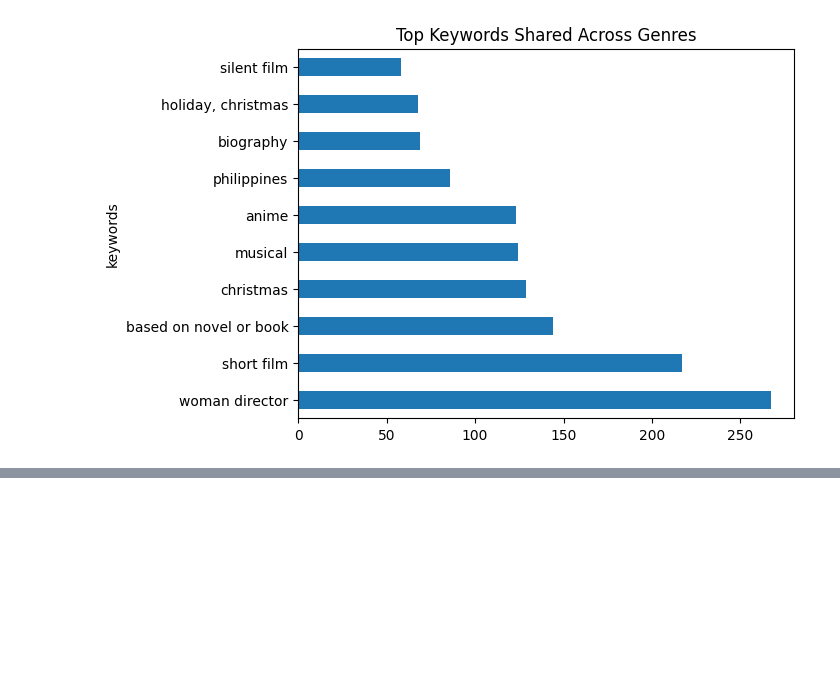
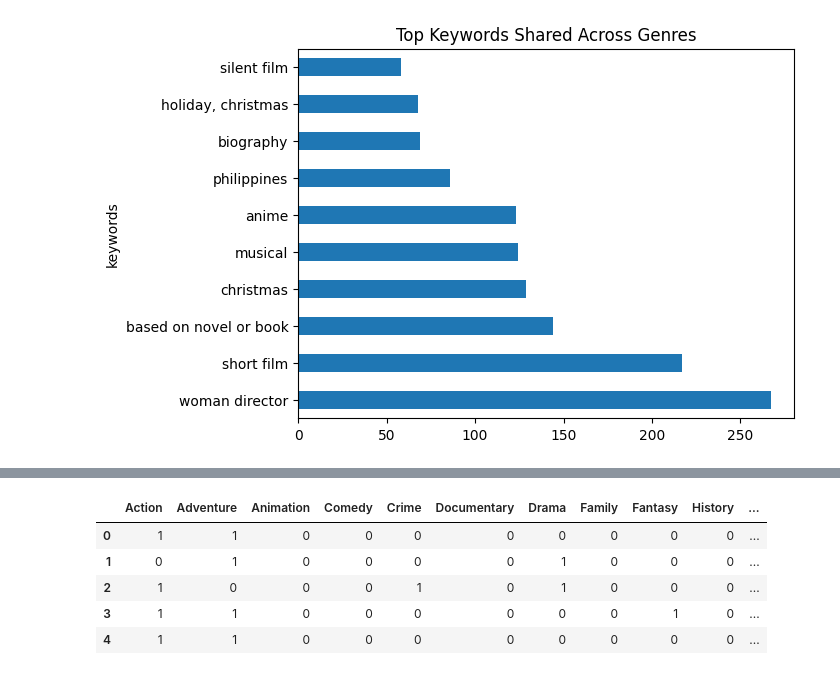
Before and after one commit to Rohxn16/MovieRecommenderandSearchEngine, a Jupyter notebook: rohan/main_rohan.ipynb, the cells around one changed output, grey strips where cells are left out. Cells and saved outputs as stored; diff of their text form; code cells hidden in the pictures; blank space fills up the shorter version.

```diff
--- a/rohan/main_rohan.ipynb
+++ b/rohan/main_rohan.ipynb
@@ -84,0 +112,17 @@ MemoryError: Unable to allocate 3.64 GiB for an array with shape (6675, 73214) a
+# %%
+data['genres'] = data['genres'].apply(split_genres)
+# %%
+mlb = MultiLabelBinarizer() # using mlb for onehot encoding the genres column
+# %%
+genres_encoded = mlb.fit_transform(data['genres'])
+# %%
+genres_encoded_df = pd.DataFrame(genres_encoded,columns=mlb.classes_)
+# %%
+genres_encoded_df.head() #OHE maynot be the most efficient process but it is the most understandable and easy to apply therefore the process of choice for the first iteration of the project.
+# %% [output]
+|  | Action | Adventure | Animation | Comedy | Crime | Documentary | Drama | Family | Fantasy | History | ... |
+| 0 | 1 | 1 | 0 | 0 | 0 | 0 | 0 | 0 | 0 | 0 | ... |
+| 1 | 0 | 1 | 0 | 0 | 0 | 0 | 1 | 0 | 0 | 0 | ... |
+| 2 | 1 | 0 | 0 | 0 | 1 | 0 | 1 | 0 | 0 | 0 | ... |
+| 3 | 1 | 1 | 0 | 0 | 0 | 0 | 0 | 0 | 1 | 0 | ... |
+| 4 | 1 | 1 | 0 | 0 | 0 | 0 | 0 | 0 | 0 | 0 | ... |
```
Also changed, not shown: parts of 13 cells of this notebook.
